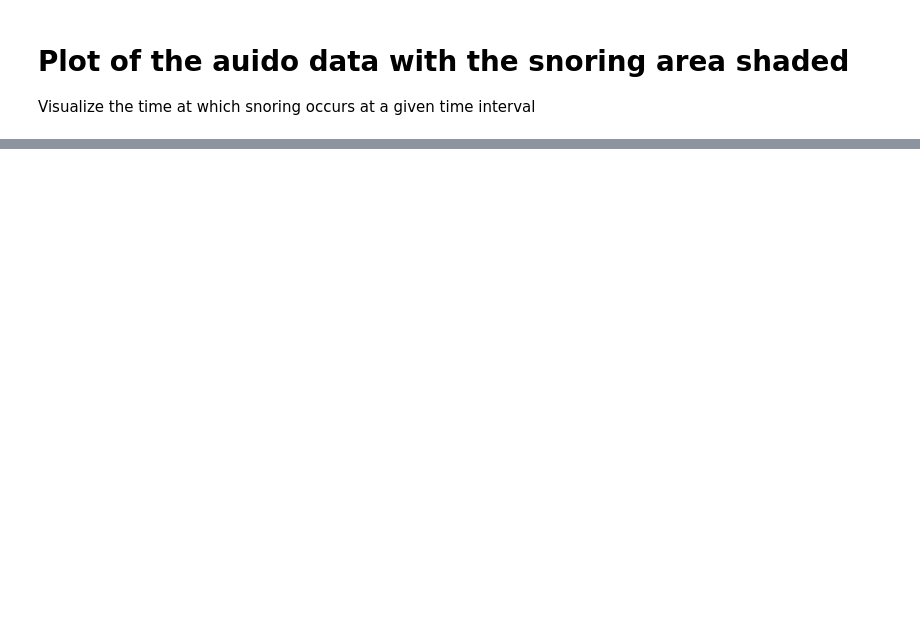
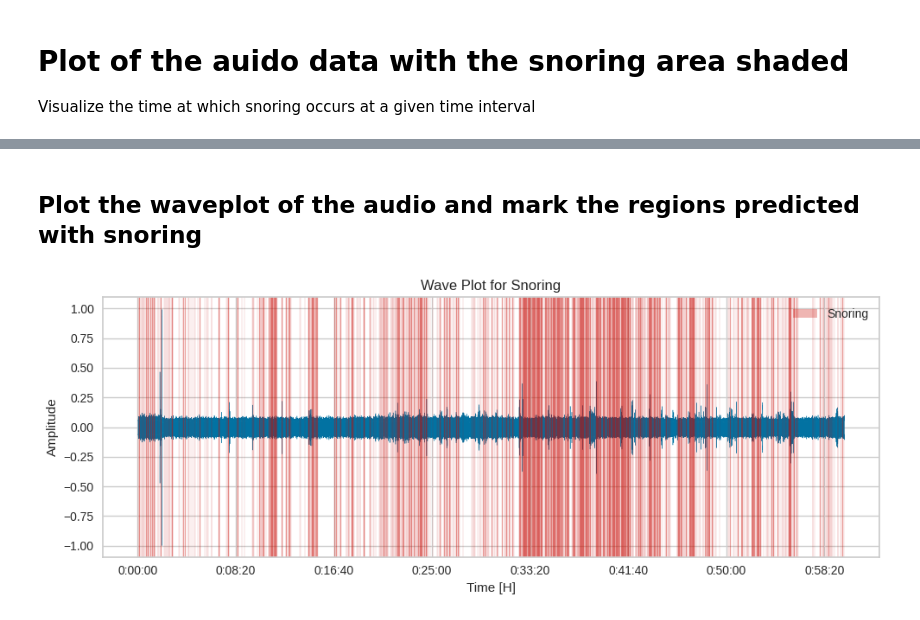
Before and after one commit to Ayikanying-ux/sleepiz_sleep_analysis, a Jupyter notebook: notebooks/preprocessing.ipynb, the cells around one changed output, grey strips where cells are left out. Saved outputs shown, nothing was run; the diff lists cells and outputs as text; code cells hidden in the pictures; blank space fills up the shorter version.

```diff
--- a/notebooks/preprocessing.ipynb
+++ b/notebooks/preprocessing.ipynb
@@ -478,0 +505,6 @@ plt.show()
+# %% [markdown]
+## Plot the waveplot of the audio and mark the regions predicted with snoring
+# %%
+plotWave(audio, predictions)
+# %% [output]
+[figure, added]
```
Also changed, not shown: parts of 13 cells of this notebook, 6 other files.
